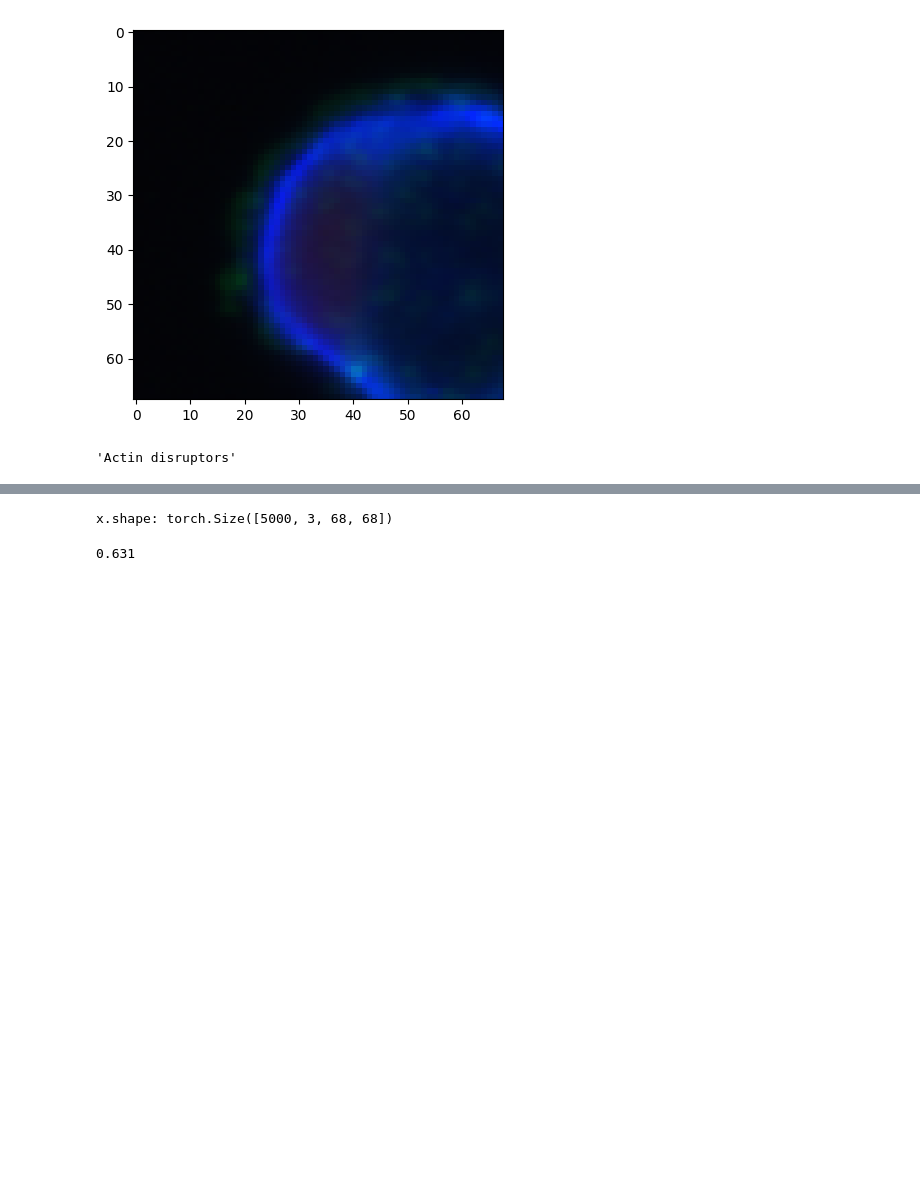
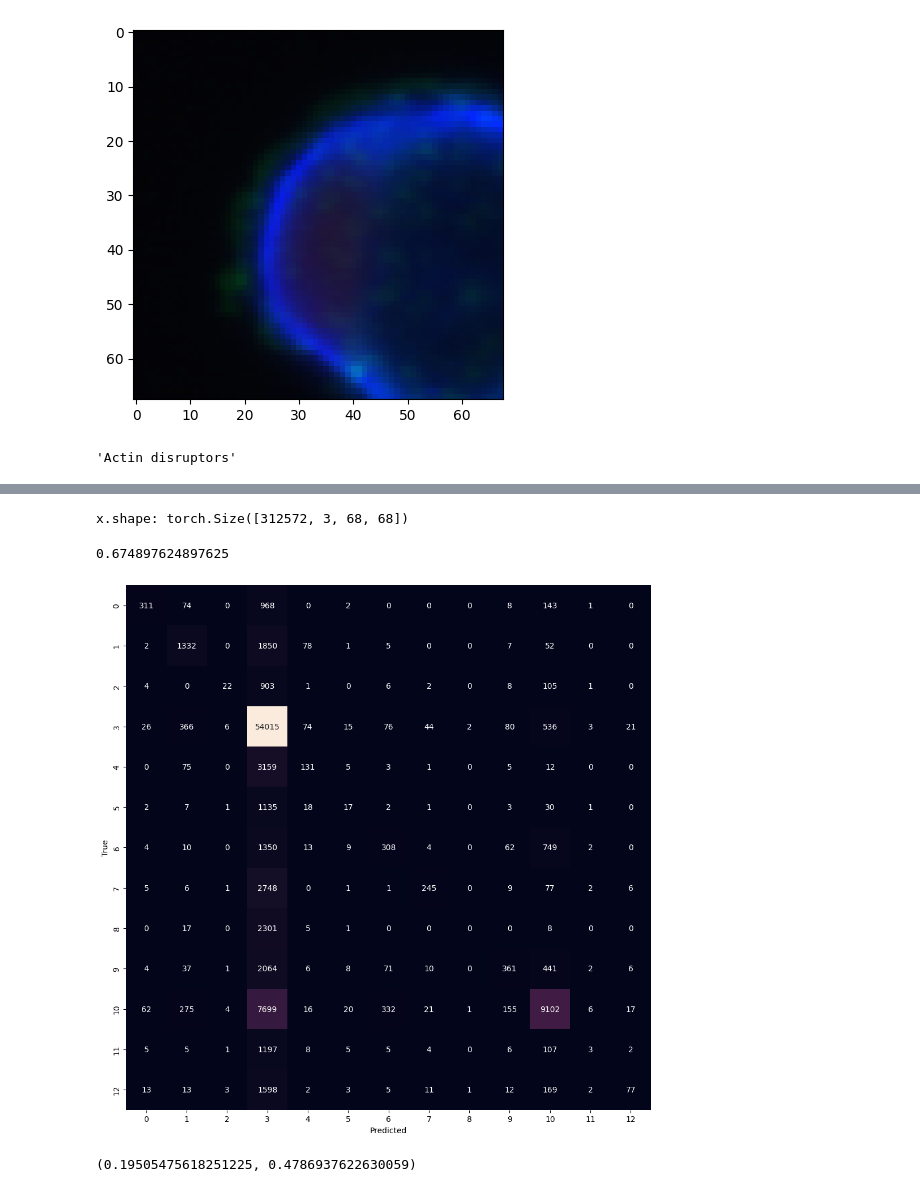
Before and after one commit to Ottohesten/02466-Cell-Profiling, a Jupyter notebook: KNN_2.ipynb, the cells around one changed output, grey strips where cells are left out. Cells and saved outputs as stored; diff of their text form; code cells hidden in the pictures; blank space fills up the shorter version.

```diff
--- a/KNN_2.ipynb
+++ b/KNN_2.ipynb
@@ -127,15 +135,46 @@ torch.Size([10000, 256])
 # %%
-nbrs = KNeighborsClassifier(n_neighbors=15).fit(latent["mu"].detach().numpy(), y.numpy())
+nbrs = KNeighborsClassifier(n_neighbors=15).fit(mu.detach().numpy(), y.numpy())
 # %%
-x, y = next(iter(test_loader))
+x_test, y_test = next(iter(test_loader))
 print(f"x.shape: {x.shape}")
-
-latent = vae(x)["mu"]
 # %% [output]
-x.shape: torch.Size([5000, 3, 68, 68])
+x.shape: torch.Size([312572, 3, 68, 68])
+# %%
+with torch.no_grad():
+    mu_test, _ = vae.encode(x_test)
 # %%
-# nbrs.predict(latent.detach().numpy()) == y.numpy()
-
-np.mean(nbrs.predict(latent.detach().numpy()) == y.numpy())
+pred = nbrs.predict(mu_test.detach().numpy())
+mean = np.mean(pred == y_test.numpy())
-# %% [output]
-0.631
+# %%
+mean
+# 0.6727784602784603
+# %% [output]
+0.674897624897625
+# %%
+# confusion matrix
+
+confus = confusion_matrix(y_test.numpy(), pred)
+
+# plot the confusion matrix
+import seaborn as sns
+plt.figure(figsize=(10,10))
+# sns.heatmap(confus, annot=True, fmt="d")
+# heatmap without colorbar
+sns.heatmap(confus, annot=True, fmt="d", cbar=False)
+plt.xlabel("Predicted")
+plt.ylabel("True")
+plt.tight_layout()
+plt.savefig(FIGURE_DIR + f"KNN_confusion_matrix_latent{latent_dim}")
+# plt.show()
+# %% [output]
+[figure, added]
+# %%
+# calculate recall and precision
+from sklearn.metrics import recall_score, precision_score
+
+recall = recall_score(y_test.numpy(), pred, average="macro")
+precision = precision_score(y_test.numpy(), pred, average="macro")
+
+recall, precision
+# %% [output]
+(0.19505475618251225, 0.4786937622630059)
```
Also changed, not shown: parts of 10 cells of this notebook.
